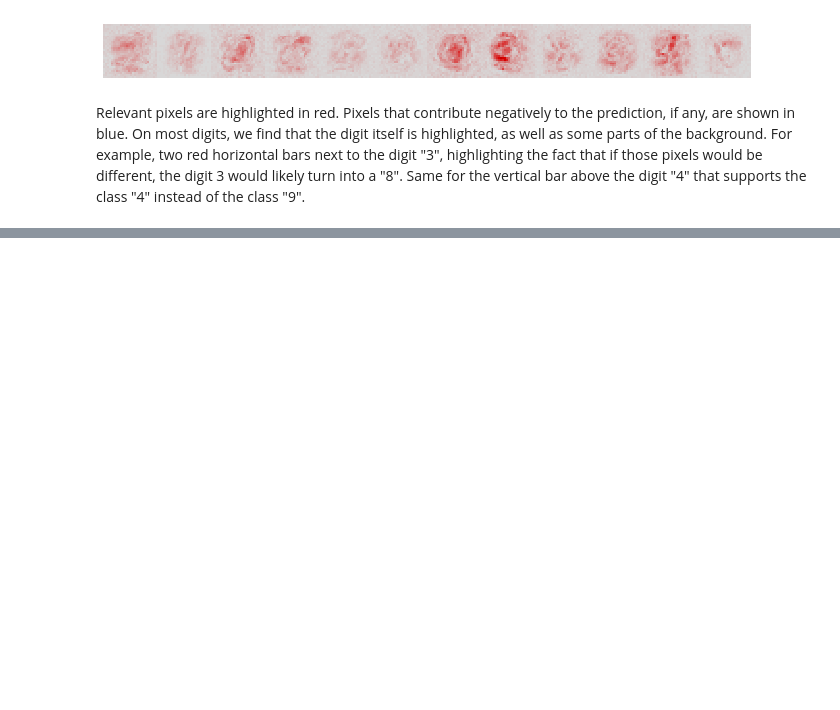
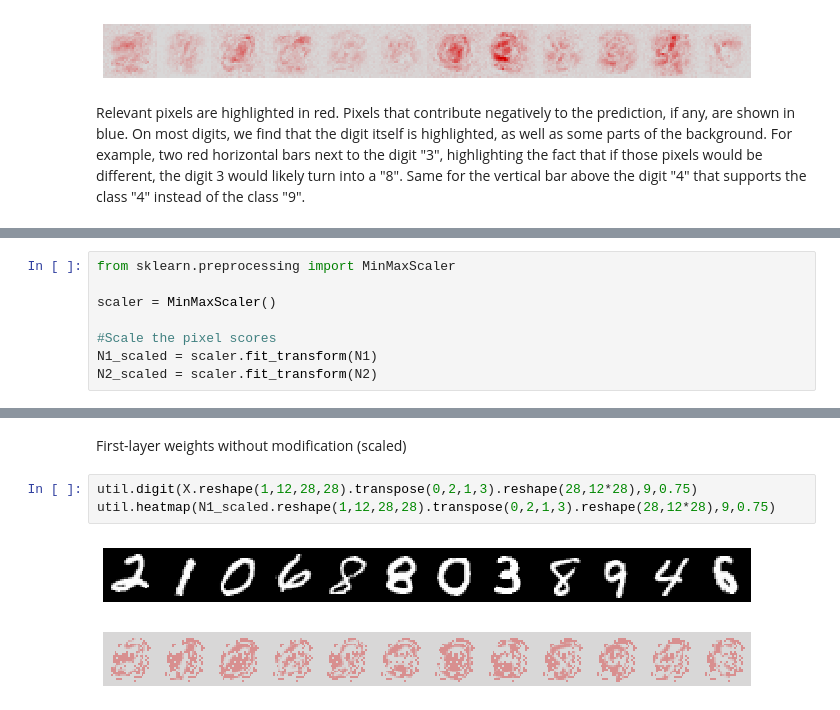
Before and after one commit to sahil280114/LRP-Numpy, a Jupyter notebook: lrp_numpy_implementation.ipynb, the cells around one changed output, grey strips where cells are left out. Saved outputs shown, nothing was run; the diff lists cells and outputs as text; blank space fills up the shorter version.

```diff
--- a/lrp_numpy_implementation.ipynb
+++ b/lrp_numpy_implementation.ipynb
@@ -125,0 +148,8 @@ Relevant pixels are highlighted in red. Pixels that contribute negatively to the
+# %%
+from sklearn.preprocessing import MinMaxScaler
+
+scaler = MinMaxScaler()
+
+#Scale the pixel scores
+N1_scaled = scaler.fit_transform(N1)
+N2_scaled = scaler.fit_transform(N2)
@@ -125,0 +182,8 @@ Relevant pixels are highlighted in red. Pixels that contribute negatively to the
+# %% [markdown]
+First-layer weights without modification (scaled)
+# %%
+util.digit(X.reshape(1,12,28,28).transpose(0,2,1,3).reshape(28,12*28),9,0.75)
+util.heatmap(N1_scaled.reshape(1,12,28,28).transpose(0,2,1,3).reshape(28,12*28),9,0.75)
+# %% [output]
+[figure, added]
+[figure, added]
```
Also changed, not shown: parts of 21 cells of this notebook, 2 other files.
